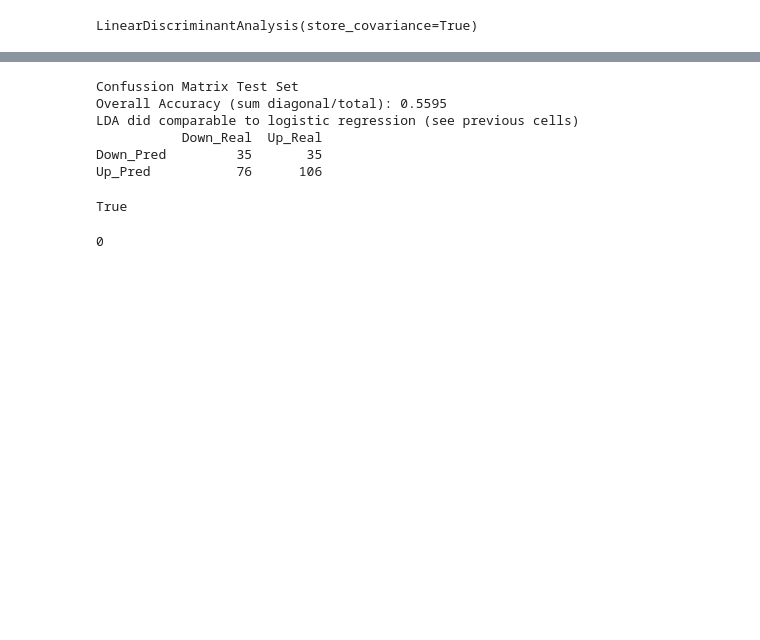
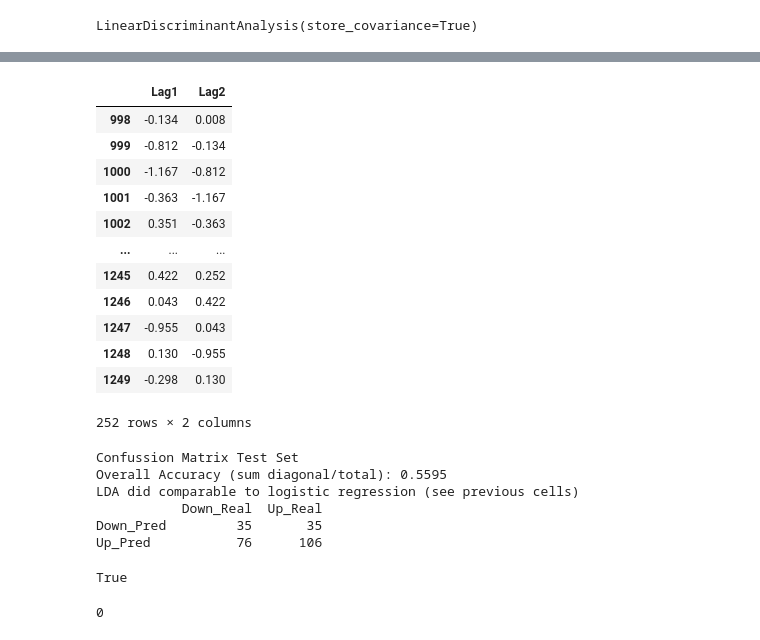
Before and after one commit to santiagoalonso/Data-Mining-TEC, a Jupyter notebook: Python/Python_Regression_Classification/DM_Regression_Classification.ipynb, the cells around one changed output, grey strips where cells are left out. Cells and saved outputs as stored; diff of their text form; code cells hidden in the pictures; blank space fills up the shorter version.

```diff
--- a/Python/Python_Regression_Classification/DM_Regression_Classification.ipynb
+++ b/Python/Python_Regression_Classification/DM_Regression_Classification.ipynb
@@ -754,4 +776,20 @@ print(lda.priors_) #of down and up
 [0.49198397 0.50801603]
+# %%
+X_test
+# %% [output]
+|  | Lag1 | Lag2 |
+| 998 | -0.134 | 0.008 |
+| 999 | -0.812 | -0.134 |
+| 1000 | -1.167 | -0.812 |
+| 1001 | -0.363 | -1.167 |
+| 1002 | 0.351 | -0.363 |
+| ... | ... | ... |
+| 1245 | 0.422 | 0.252 |
+| 1246 | 0.043 | 0.422 |
+| 1247 | -0.955 | 0.043 |
+| 1248 | 0.130 | -0.955 |
+| 1249 | -0.298 | 0.130 |
+252 rows × 2 columns
 # %%
 lda_pred = lda.predict(X_test)
 CM = pd.DataFrame(confusion_matrix(lda_pred , L_test),
```
Also changed, not shown: parts of 11 cells of this notebook.
